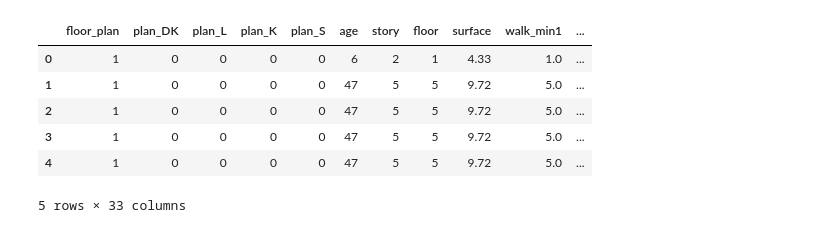
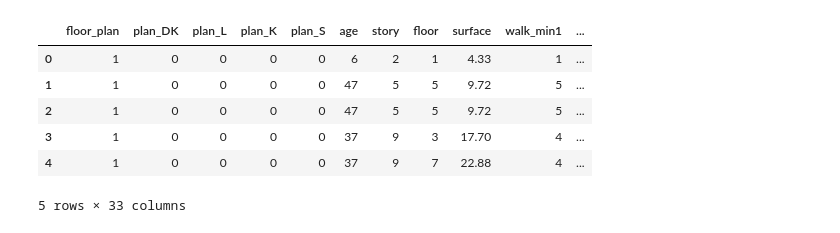
Before and after one commit to Adekusiek/renthouse_analysis, a Jupyter notebook: tensorflow-regression-rent.ipynb, the cells around one changed output. Cells and saved outputs as stored; diff of their text form; code cells hidden in the pictures.

```diff
--- a/tensorflow-regression-rent.ipynb
+++ b/tensorflow-regression-rent.ipynb
@@ -6,32 +6,31 @@ from sklearn import metrics, model_selection, ensemble, preprocessing
 import matplotlib.pyplot as plt
 import tensorflow as tf
 
-df = pd.read_csv('suumo_treated_DB.csv', sep = '\t', index_col=0)
+df = pd.read_csv('all_treated_DB.csv', sep = '\t', index_col=0)
 # %%
-df = df.drop([29706, 5414])
-df = df.drop(df.index[df['age'] == 99])
-df = df.drop(df.index[df['floor'] < -4 ])
+df = df.drop(df.index[df['total_annual_cost'] > 50000000])
+df = df.drop(df.index[df['monthly_rent'] > 3000000])
 df = df.drop(df.index[df['floor_plan'] > 9 ])
-df = df.drop(df.index[(df['floor_plan'] < 3) & (df['surface'] > 400 )])
-df = df.drop(df.index[(df['walk_min1'] > 100) ])
-df['monthly_rent'] = df['monthly_rent']/100000
+df = df.drop(df.index[df['floor'] > 70])
+df = df.drop(df.index[df['surface'] > 320])
+df = df.drop(df.index[(df['walk_min1'] > 40) ])
 # %%
 ward = pd.get_dummies(df['ward'])
 # %%
 df_o = df[['floor_plan', 'plan_DK','plan_L', 'plan_K','plan_S','age','story', 'floor','surface','walk_min1', 'monthly_rent']]
 df_o = pd.merge(df_o, ward, left_index=True, right_index=True)
 df_o = df_o.dropna()
-target = df_o['monthly_rent']
+target = df_o['monthly_rent']/100000
 df_o.drop(['monthly_rent'], axis=1, inplace=True)
 data = df_o
 data.head()
 # %% [output]
 |  | floor_plan | plan_DK | plan_L | plan_K | plan_S | age | story | floor | surface | walk_min1 | ... |
-| 0 | 1 | 0 | 0 | 0 | 0 | 6 | 2 | 1 | 4.33 | 1.0 | ... |
-| 1 | 1 | 0 | 0 | 0 | 0 | 47 | 5 | 5 | 9.72 | 5.0 | ... |
-| 2 | 1 | 0 | 0 | 0 | 0 | 47 | 5 | 5 | 9.72 | 5.0 | ... |
-| 3 | 1 | 0 | 0 | 0 | 0 | 47 | 5 | 5 | 9.72 | 5.0 | ... |
-| 4 | 1 | 0 | 0 | 0 | 0 | 47 | 5 | 5 | 9.72 | 5.0 | ... |
+| 0 | 1 | 0 | 0 | 0 | 0 | 6 | 2 | 1 | 4.33 | 1 | ... |
+| 1 | 1 | 0 | 0 | 0 | 0 | 47 | 5 | 5 | 9.72 | 5 | ... |
+| 2 | 1 | 0 | 0 | 0 | 0 | 47 | 5 | 5 | 9.72 | 5 | ... |
+| 3 | 1 | 0 | 0 | 0 | 0 | 37 | 9 | 3 | 17.70 | 4 | ... |
+| 4 | 1 | 0 | 0 | 0 | 0 | 37 | 9 | 7 | 22.88 | 4 | ... |
 5 rows × 33 columns
 # %%
 df_scaler = preprocessing.StandardScaler().fit(df_o)
```
Also changed, not shown: parts of 6 cells of this notebook, 13 other files.
